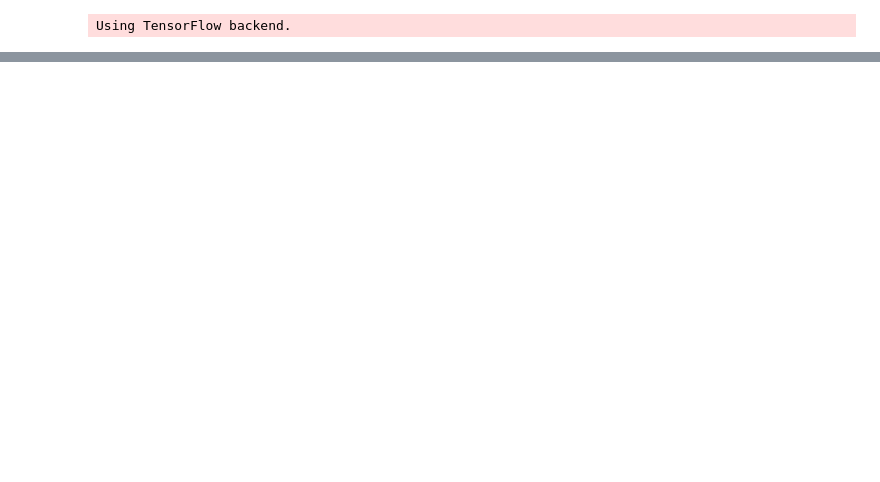
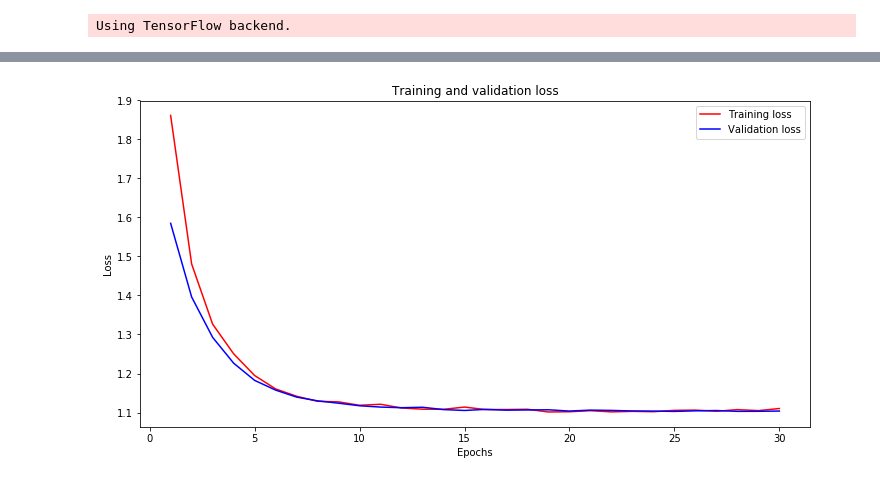
Before and after one commit to felixpeters/tweet-engagement-prediction, a Jupyter notebook: nbs/07_Linear_Classification.ipynb, the cells around one changed output, grey strips where cells are left out. Drawn from its saved outputs; the diff is of its cells as text; code cells hidden in the pictures; blank space fills up the shorter version.

Commit message:
fix(model): shorten notebooks for linear models

```diff
--- a/nbs/07_Linear_Classification.ipynb
+++ b/nbs/07_Linear_Classification.ipynb
@@ -186,0 +67,5 @@ loss: 1.1276248249053955, acc: 0.5046, val_loss: 1.1317618083953858, val_acc: 0.
+# %%
+from tep.modelUtils import save_architecture, load_architecture
+model_name = "lin_class"
+model_path = "models/" + model_name
+save_architecture(model, model_path + ".json")
@@ -186,0 +80,3 @@ loss: 1.1276248249053955, acc: 0.5046, val_loss: 1.1317618083953858, val_acc: 0.
+# %%
+from tep.trainUtils import get_callbacks
+cbs = get_callbacks(model_name=model_name, log_dir=model_path, verbose=1)
@@ -186,0 +124,6 @@ loss: 1.1276248249053955, acc: 0.5046, val_loss: 1.1317618083953858, val_acc: 0.
+# %%
+from tep.trainUtils import plot_loss
+history = cbs[2]
+plot_loss(history)
+# %% [output]
+[figure, added]
```
Also changed, not shown: parts of 46 cells of this notebook, 3 other files.
